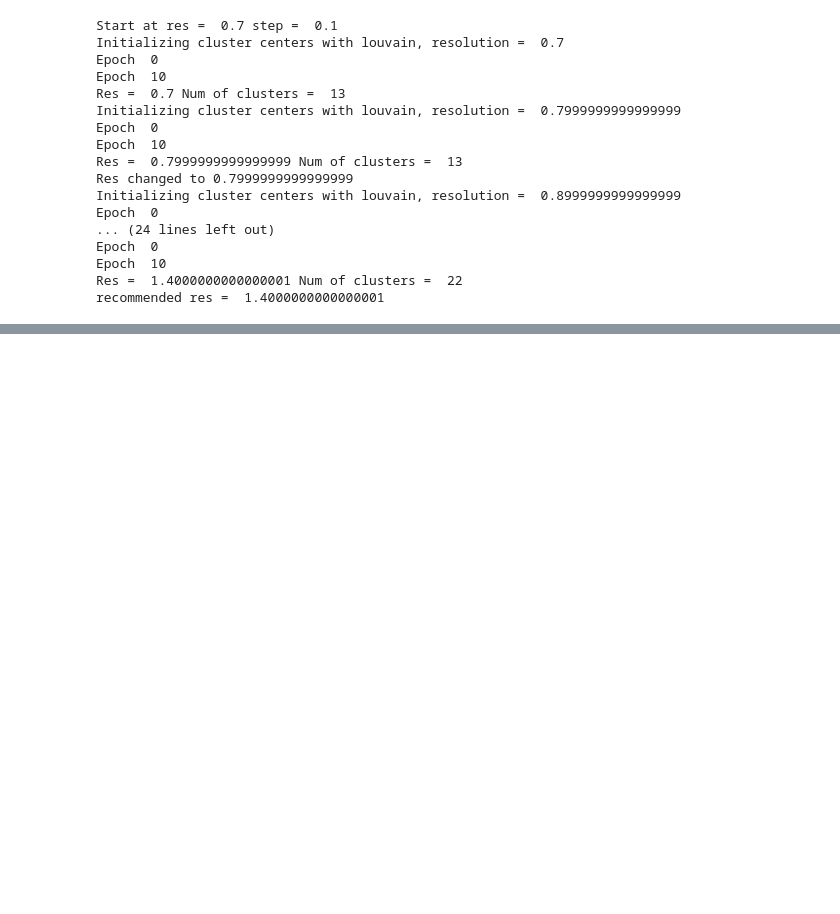
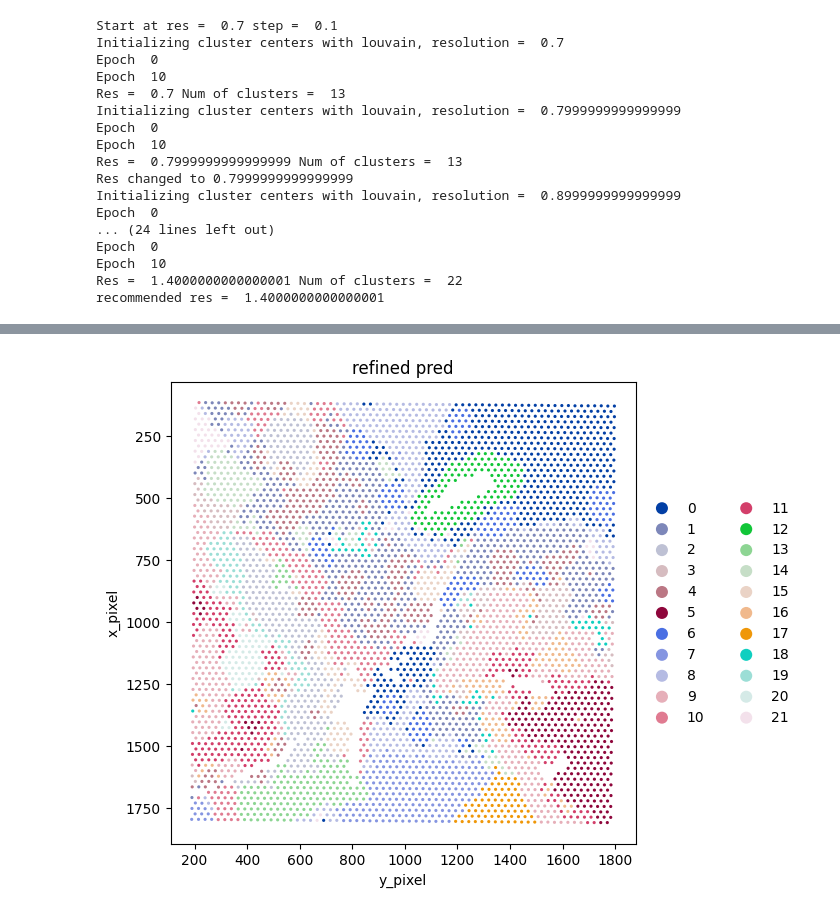
Before and after one commit to adole2008/PDAC-scRNA, a Jupyter notebook: STanalysis.ipynb, the cells around one changed output, grey strips where cells are left out. Saved outputs shown, nothing was run; the diff lists cells and outputs as text; code cells hidden in the pictures; blank space fills up the shorter version.

Commit message:
successful SVG isolation example in group 1 of spaGCN domain

```diff
--- a/STanalysis.ipynb
+++ b/STanalysis.ipynb
@@ -329,3 +345,21 @@ Epoch  0
 Epoch  10
 Res =  1.4000000000000001 Num of clusters =  22
 recommended res =  1.4000000000000001
+# %%
+clf=spg.SpaGCN()
+clf.set_l(l)
+#Set seed
+random.seed(r_seed)
+torch.manual_seed(t_seed)
+np.random.seed(n_seed)
+#Run
+clf.train(adata_PA12,adj,init_spa=True,init="louvain",res=res, tol=5e-3, lr=0.05, max_epochs=200)
+y_pred, prob=clf.predict()
+adata_PA12.obs["pred"]= y_pred
+adata_PA12.obs["pred"]= adata_PA12.obs["pred"].astype('category')
+#Do cluster refinement(optional)
+#shape="hexagon" for Visium data, "square" for ST data.
+adj_2d=spg.calculate_adj_matrix(x=x_array,y=y_array, histology=False)
+refined_pred=spg.refine(sample_id=adata_PA12.obs.index.tolist(), pred=adata_PA12.obs["pred"].tolist(), dis=adj_2d, shape="hexagon")
+adata_PA12.obs["refined_pred"]=refined_pred
+adata_PA12.obs["refined_pred"]=adata_PA12.obs["refined_pred"].astype('category')
@@ -331,0 +377,21 @@ recommended res =  1.4000000000000001
+# %%
+# Plot refined domains
+
+# Create a square figure and axes
+fig, ax = plt.subplots(figsize=(6,6))
+
+# Plot on this axes
+sc.pl.scatter(
+    adata_PA12,
+    x="y_pixel",
+    y="x_pixel",
+    color="refined_pred",
+    alpha=1,
+    size=100000/adata_PA12.shape[0],
+    show=False,
+    ax=ax
+)
+
+ax.invert_yaxis()  # optional: match image coordinates
+# %% [output]
+[figure, added]
```
Also changed, not shown: parts of 6 cells of this notebook.
